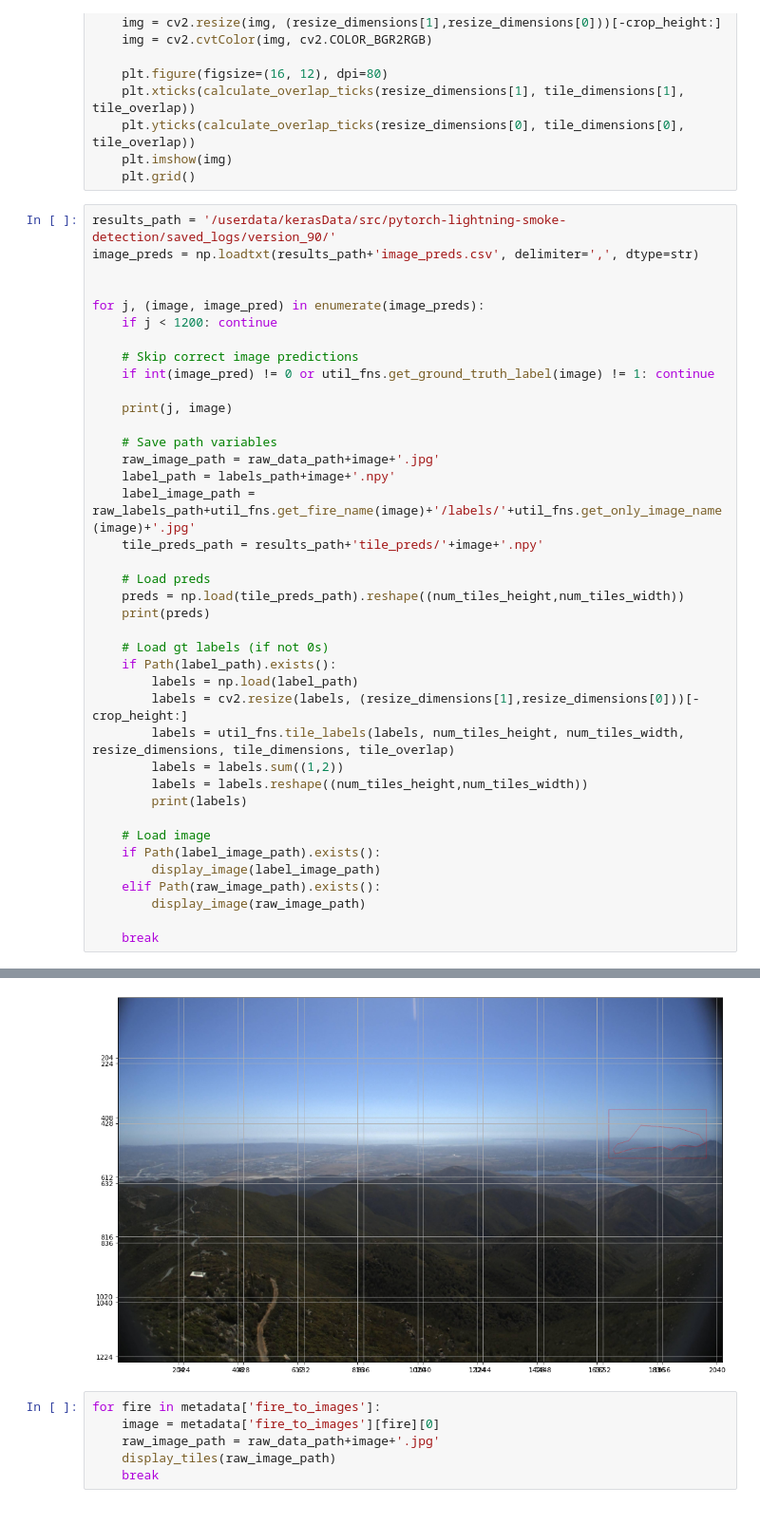
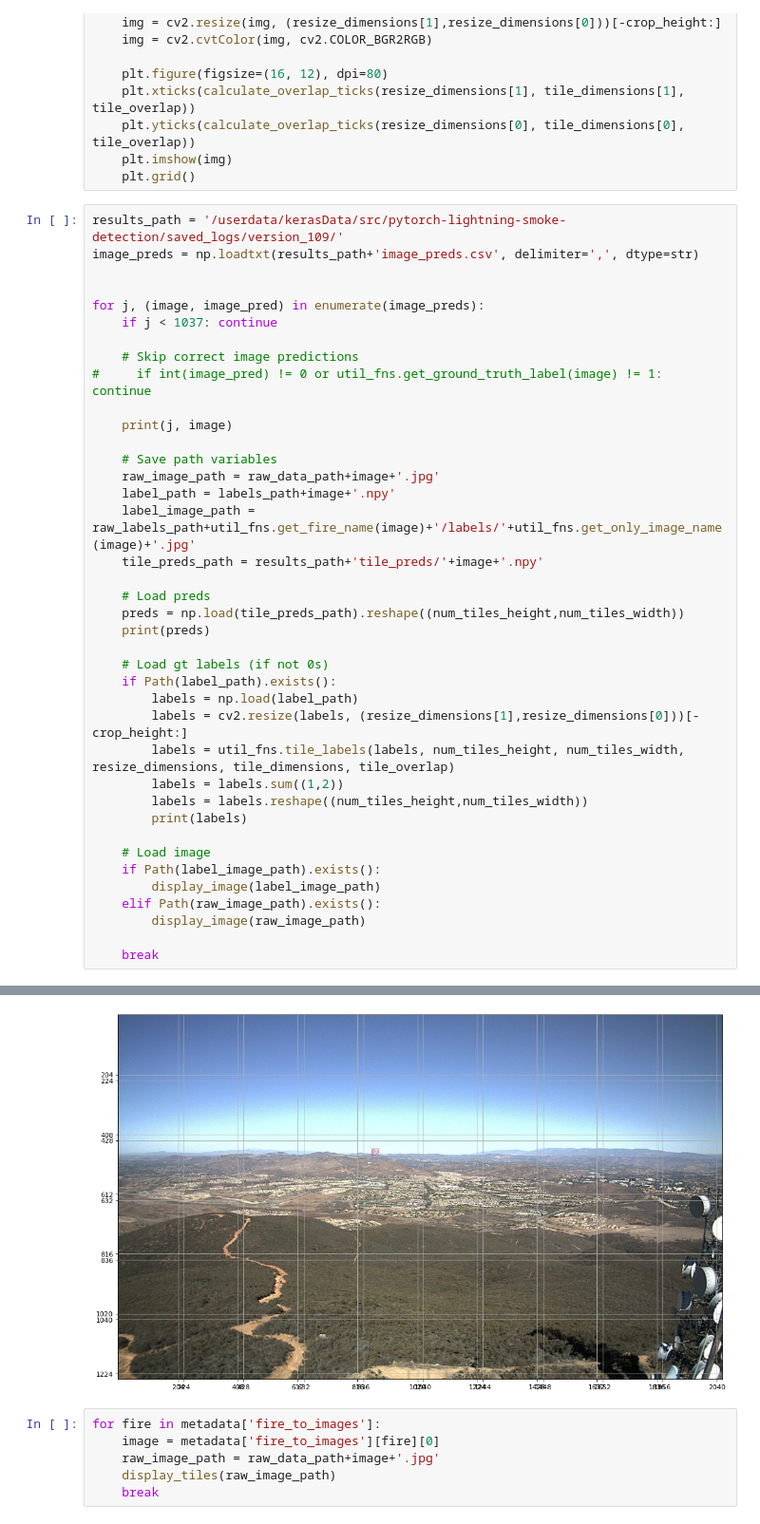
Before and after one commit to shreyasar2202/smoke-detection-smokeynet, a Jupyter notebook: visual_analysis.ipynb, the cells around one changed output, grey strips where cells are left out. Shown at 95% size. Drawn from its saved outputs; the diff is of its cells as text.

```diff
--- a/visual_analysis.ipynb
+++ b/visual_analysis.ipynb
@@ -76,15 +71,15 @@ def display_image(filename):
     plt.imshow(img)
     plt.grid()
 # %%
-results_path = '/userdata/kerasData/src/pytorch-lightning-smoke-detection/saved_logs/version_90/'
+results_path = '/userdata/kerasData/src/pytorch-lightning-smoke-detection/saved_logs/version_109/'
 image_preds = np.loadtxt(results_path+'image_preds.csv', delimiter=',', dtype=str)
 
 
 for j, (image, image_pred) in enumerate(image_preds):
-    if j < 1200: continue
+    if j < 1037: continue
 
     # Skip correct image predictions
-    if int(image_pred) != 0 or util_fns.get_ground_truth_label(image) != 1: continue
+#     if int(image_pred) != 0 or util_fns.get_ground_truth_label(image) != 1: continue
 
     print(j, image)
 
@@ -131,4 +126,4 @@ for j, (image, image_pred) in enumerate(image_preds):
-[figure, old version]
+[figure, new version]
 # %%
 for fire in metadata['fire_to_images']:
     image = metadata['fire_to_images'][fire][0]
```
Also changed, not shown: parts of 2 cells of this notebook, 6 other files.
